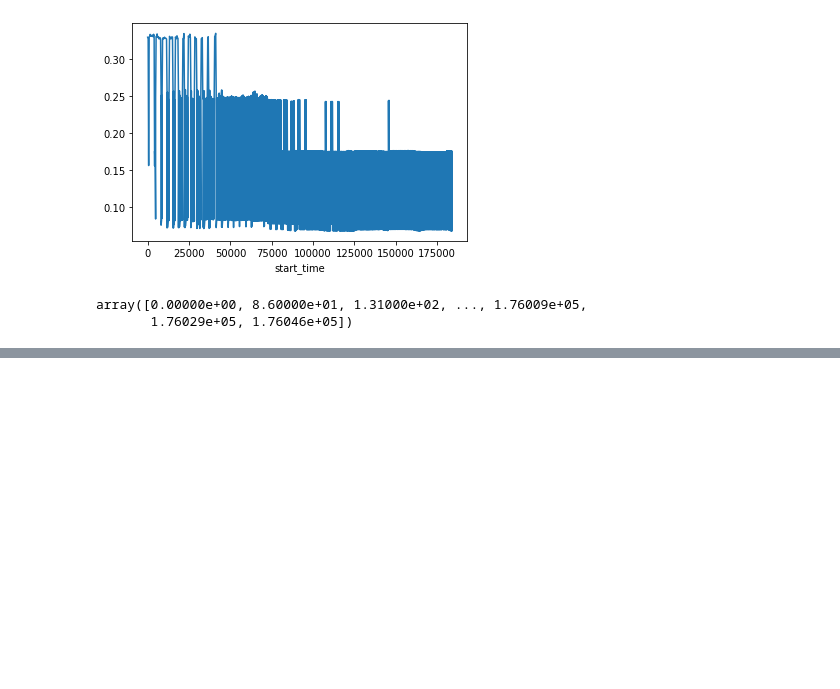
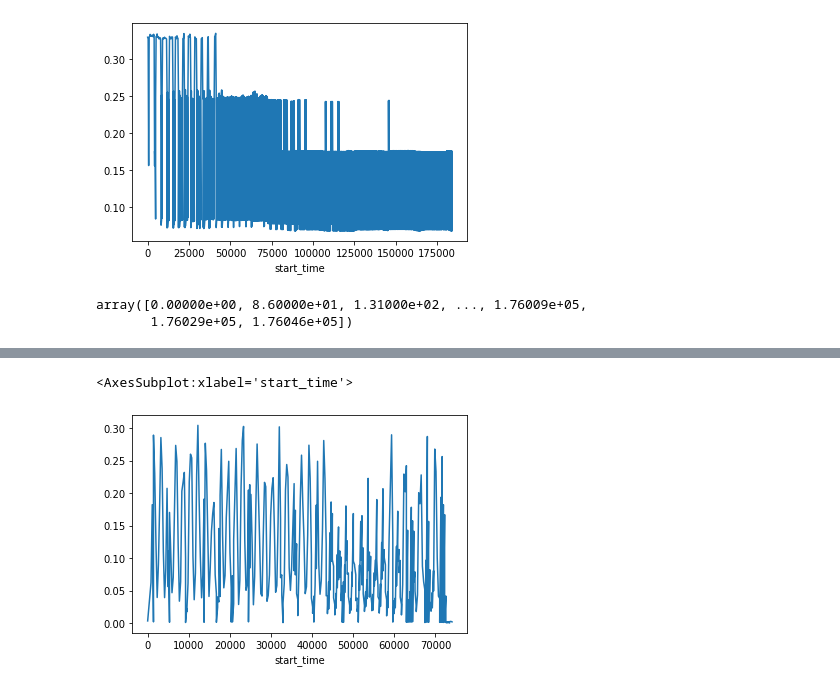
Before and after one commit to Nicola115/VMAgent, a Jupyter notebook: vmagent/change_monitor_data_into_alibaba_format.ipynb, the cells around one changed output, grey strips where cells are left out. Drawn from its saved outputs; the diff is of its cells as text; code cells hidden in the pictures; blank space fills up the shorter version.

```diff
--- a/vmagent/change_monitor_data_into_alibaba_format.ipynb
+++ b/vmagent/change_monitor_data_into_alibaba_format.ipynb
@@ -174,0 +185,5 @@ array([0.00000e+00, 8.60000e+01, 1.31000e+02, ..., 1.76009e+05,
+# %%
+monitor_data_df[monitor_data_df['node_id']==1].groupby('start_time').sum()['used_cpu'].plot()
+# %% [output]
+<AxesSubplot:xlabel='start_time'>
+[figure, added]
```
Also changed, not shown: parts of 9 cells of this notebook, 14 other files.
